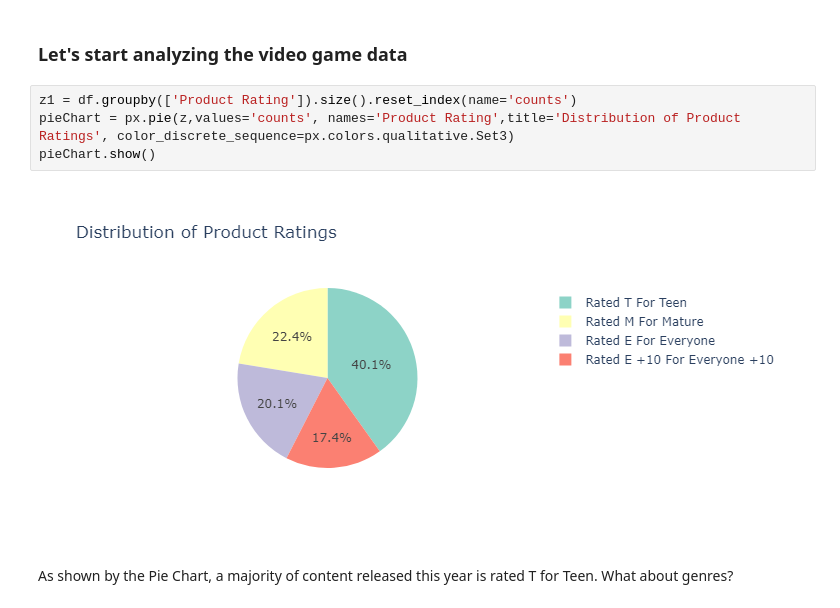
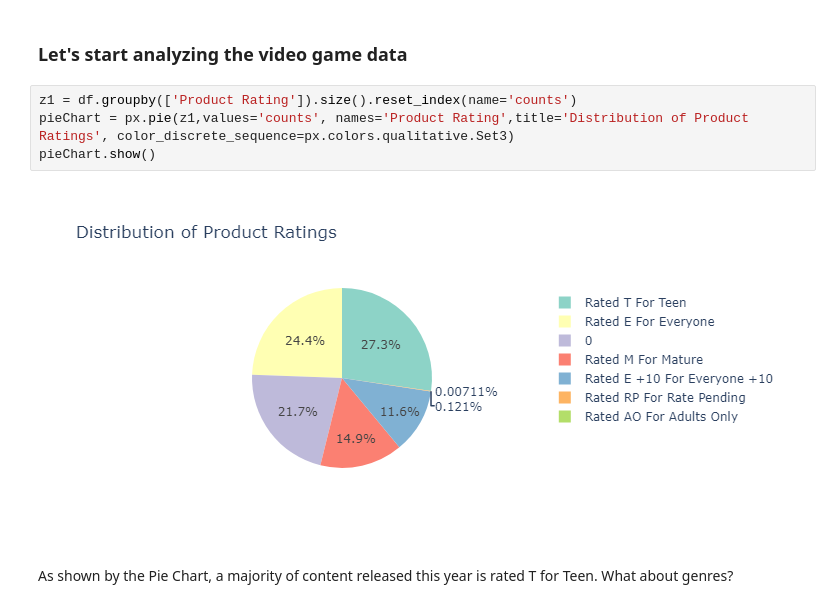
Before and after one commit to Lithika28/Data-Analysis-Projects, a Jupyter notebook: VideoGameData.ipynb, the cells around one changed output. Saved outputs shown, nothing was run; the diff lists cells and outputs as text.

```diff
--- a/VideoGameData.ipynb
+++ b/VideoGameData.ipynb
@@ -50,10 +54,10 @@ df
 ### Let's start analyzing the video game data
 # %%
 z1 = df.groupby(['Product Rating']).size().reset_index(name='counts')
-pieChart = px.pie(z,values='counts', names='Product Rating',title='Distribution of Product Ratings', color_discrete_sequence=px.colors.qualitative.Set3)
+pieChart = px.pie(z1,values='counts', names='Product Rating',title='Distribution of Product Ratings', color_discrete_sequence=px.colors.qualitative.Set3)
 pieChart.show()
 # %% [output]
-[figure, old version]
+[figure, new version]
 # %% [markdown]
 As shown by the Pie Chart, a majority of content released this year is rated T for Teen. What about genres?
 # %%
```
Also changed, not shown: parts of 6 cells of this notebook.
